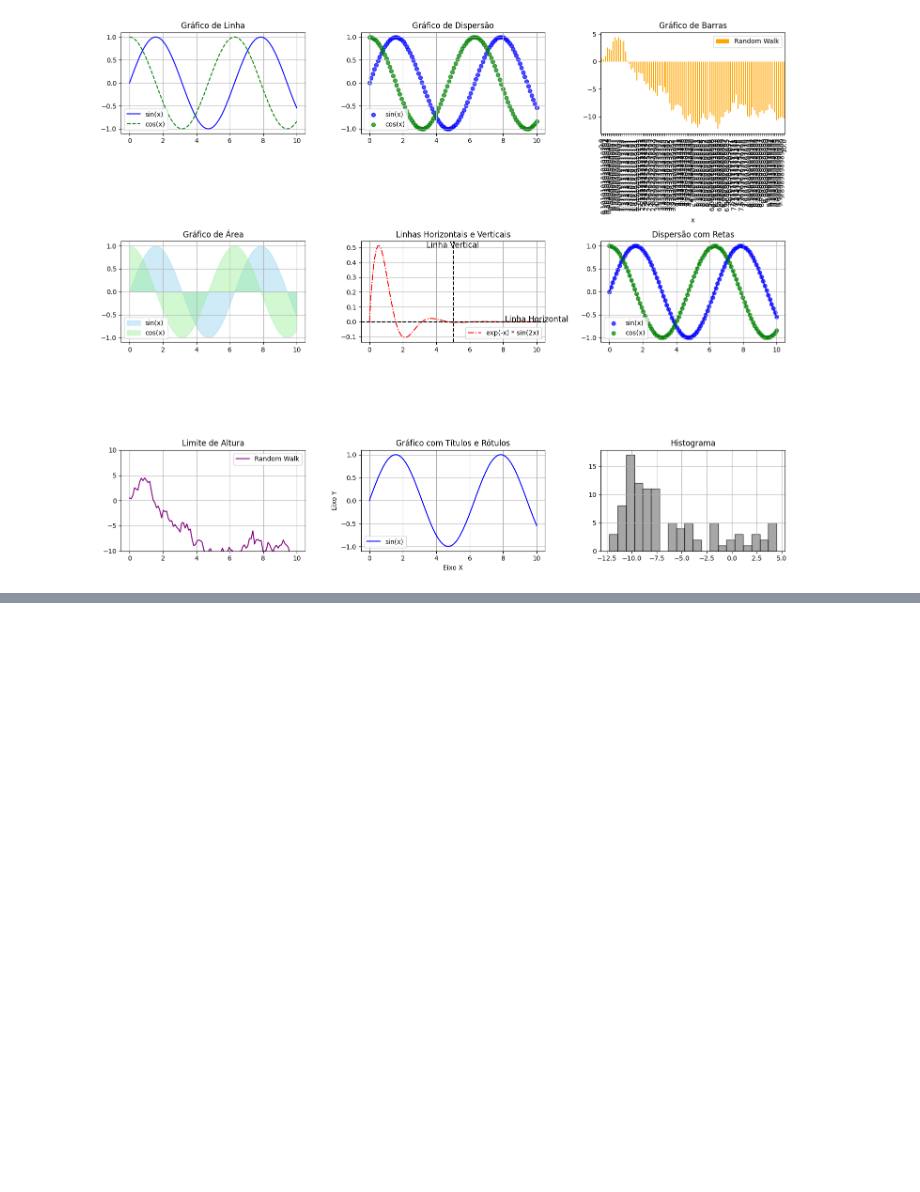
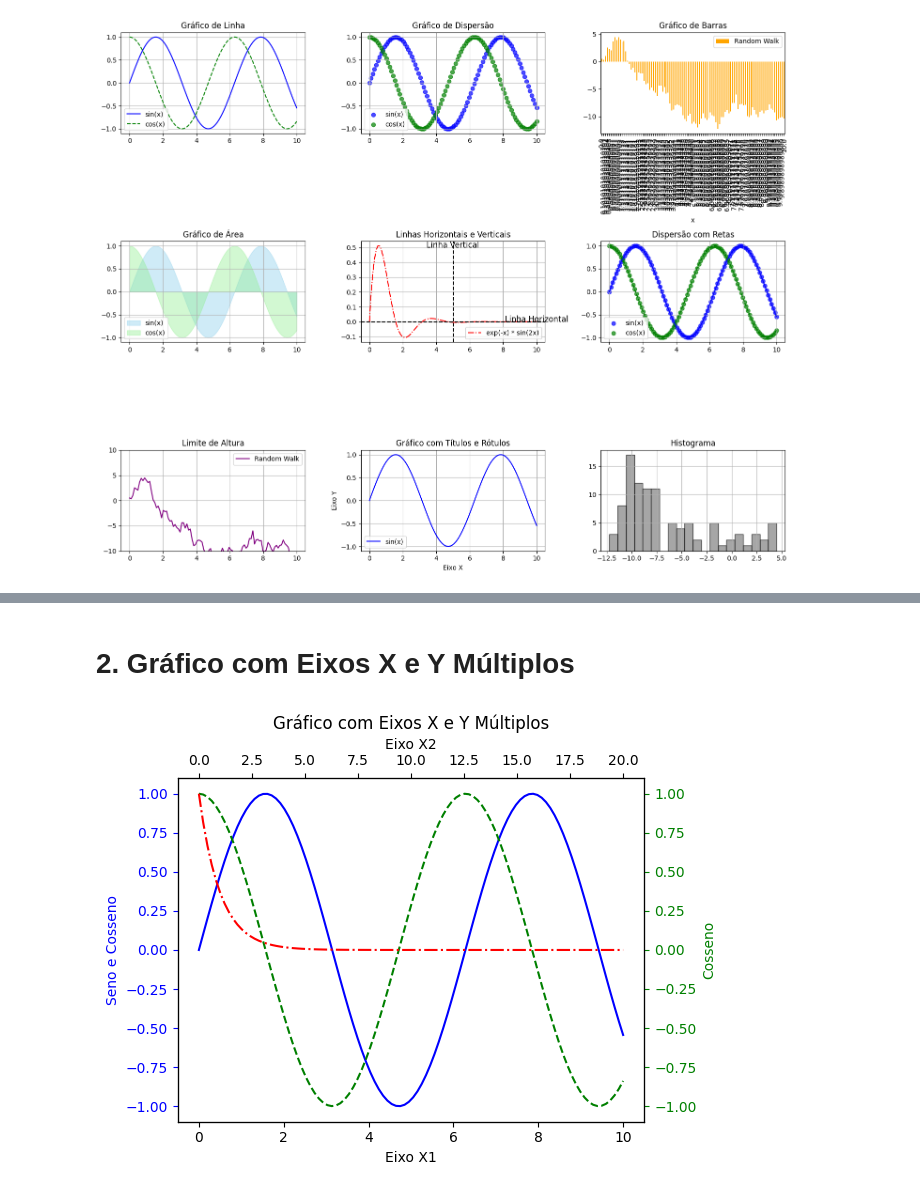
Before and after one commit to AnaMarcacini/CienciaDeDados, a Jupyter notebook: Sub/obs.ipynb, the cells around one changed output, grey strips where cells are left out. Drawn from its saved outputs; the diff is of its cells as text; code cells hidden in the pictures; blank space fills up the shorter version.

```diff
--- a/Sub/obs.ipynb
+++ b/Sub/obs.ipynb
@@ -2132,0 +2162,39 @@ plt.show()
+# %% [markdown]
+# 2. Gráfico com Eixos X e Y Múltiplos
+# %%
+import numpy as np
+import matplotlib.pyplot as plt
+
+# Dados
+x1 = np.linspace(0, 10, 100)
+y1 = np.sin(x1)
+y2 = np.cos(x1)
+
+x2 = np.linspace(0, 20, 100)
+y3 = np.exp(-x2)
+
+fig, ax1 = plt.subplots()
+
+# Eixo y esquerdo
+ax1.plot(x1, y1, 'b-', label='Seno')
+ax1.set_xlabel('Eixo X1')
+ax1.set_ylabel('Seno e Cosseno', color='b')
+ax1.tick_params('y', colors='b')
+
+# Eixo y direito
+ax2 = ax1.twinx()
+ax2.plot(x1, y2, 'g--', label='Cosseno')
+ax2.set_ylabel('Cosseno', color='g')
+ax2.tick_params('y', colors='g')
+
+# Eixo x superior
+ax3 = ax1.twiny()
+ax3.plot(x2, y3, 'r-.', label='Exponencial')
+ax3.set_xlabel('Eixo X2')
+ax3.xaxis.set_ticks_position('top')
+
+plt.title('Gráfico com Eixos X e Y Múltiplos')
+fig.tight_layout()
+plt.show()
+# %% [output]
+[figure, added]
```
Also changed, not shown: parts of 10 cells of this notebook, 16 other files.
